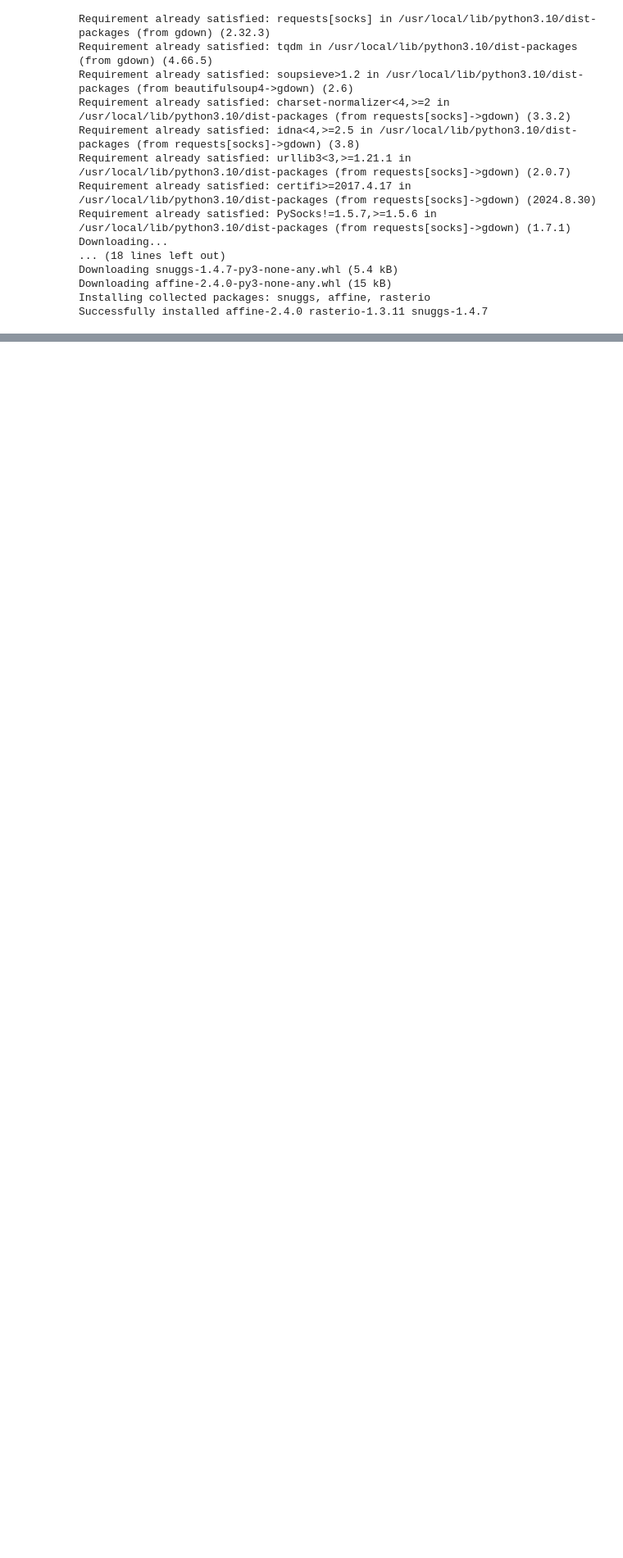
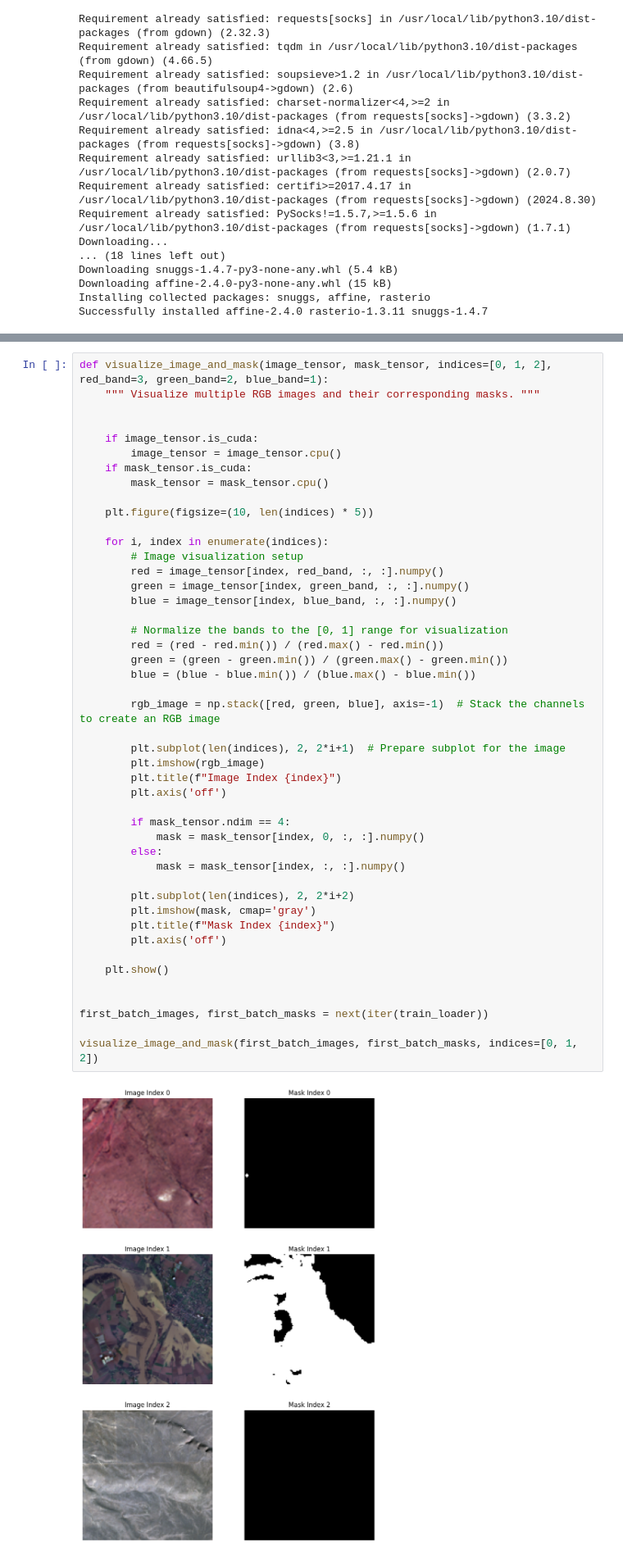
Before and after one commit to Hassouna9/Water-Segmtation-for-Sattllite-Data-Deeplap3-model-deployed-with-flask, a Jupyter notebook: Segmentation.ipynb, the cells around one changed output, grey strips where cells are left out. Shown at 82% size. Cells and saved outputs as stored; diff of their text form; blank space fills up the shorter version.

```diff
--- a/Segmentation.ipynb
+++ b/Segmentation.ipynb
@@ -304 +222,49 @@ def save_predictions_as_imgs(loader, model, folder="saved_images/", device="cuda
+# %%
+def visualize_image_and_mask(image_tensor, mask_tensor, indices=[0, 1, 2], red_band=3, green_band=2, blue_band=1):
+    """ Visualize multiple RGB images and their corresponding masks. """
+
+
+    if image_tensor.is_cuda:
+        image_tensor = image_tensor.cpu()
+    if mask_tensor.is_cuda:
+        mask_tensor = mask_tensor.cpu()
+
+    plt.figure(figsize=(10, len(indices) * 5))
+
+    for i, index in enumerate(indices):
+        # Image visualization setup
+        red = image_tensor[index, red_band, :, :].numpy()
+        green = image_tensor[index, green_band, :, :].numpy()
+        blue = image_tensor[index, blue_band, :, :].numpy()
+
+        # Normalize the bands to the [0, 1] range for visualization
+        red = (red - red.min()) / (red.max() - red.min())
+        green = (green - green.min()) / (green.max() - green.min())
+        blue = (blue - blue.min()) / (blue.max() - blue.min())
+
+        rgb_image = np.stack([red, green, blue], axis=-1)  # Stack the channels to create an RGB image
+
+        plt.subplot(len(indices), 2, 2*i+1)  # Prepare subplot for the image
+        plt.imshow(rgb_image)
+        plt.title(f"Image Index {index}")
+        plt.axis('off')
+
+        if mask_tensor.ndim == 4:
+            mask = mask_tensor[index, 0, :, :].numpy()
+        else:
+            mask = mask_tensor[index, :, :].numpy()
+
+        plt.subplot(len(indices), 2, 2*i+2)
+        plt.imshow(mask, cmap='gray')
+        plt.title(f"Mask Index {index}")
+        plt.axis('off')
+
+    plt.show()
+
+
+first_batch_images, first_batch_masks = next(iter(train_loader))
+
+visualize_image_and_mask(first_batch_images, first_batch_masks, indices=[0, 1, 2])
+# %% [output]
+[figure, added]
 # %%
```
Also changed, not shown: parts of 8 cells of this notebook.
